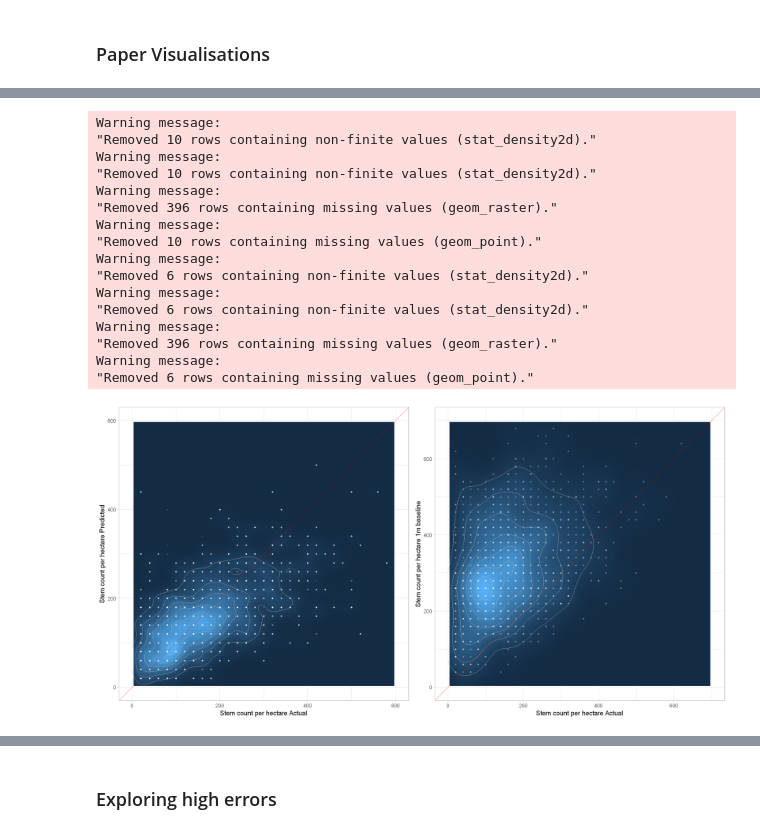
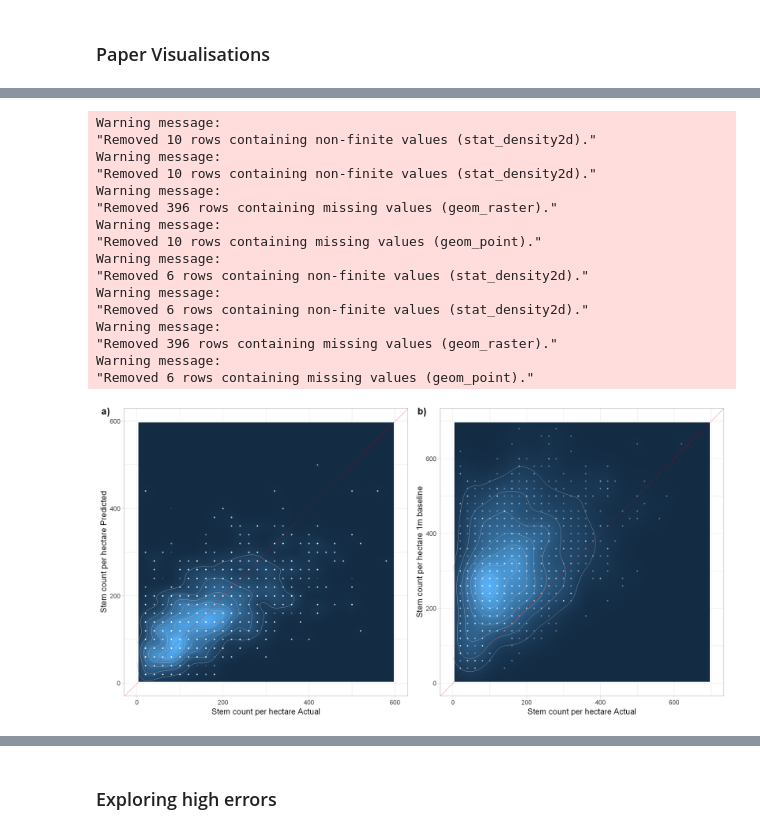
Before and after one commit to HAFL-WWI/FINTCH-publication-code, a Jupyter notebook: 2022-improving-local-maxima-idt/r/Compound_Classifier_R.ipynb, the cells around one changed output, grey strips where cells are left out. Cells and saved outputs as stored; diff of their text form; code cells hidden in the pictures.

```diff
--- a/2022-improving-local-maxima-idt/r/Compound_Classifier_R.ipynb
+++ b/2022-improving-local-maxima-idt/r/Compound_Classifier_R.ipynb
@@ -658,11 +757,11 @@ fintch_composite_score_multi <- function(models, scoring_in, y_column="parameter
 concat_scoring_data <- function(df,col) { return(do.call(rbind,lapply(df, function(l) l[col]))) }
 concat_scoring_data_group <- function(df,col,group,group_value) { return(do.call(rbind,lapply(df, function(l) l[l[,group]==group_value,][col]))) }
 concat_scoring_data_group_all <- function(df,group,group_value) { return(do.call(rbind,lapply(df, function(l) l[l[,group]==group_value,]))) }
-concat_scoring_data_by_fold <- function(df_train,df_test,col,SEL) {
-    n_fold <- length(df_train)
+concat_scoring_data_by_fold <- function(df_calibration,df_validation,col,SEL) {
+    n_fold <- length(df_calibration)
     res <- rep(NA,n_fold)
     for(i in 1:n_fold) {
-        res[i] <- list(rbind(df_train[[i]][SEL(df_train[[i]]),][col],df_test[[i]][SEL(df_test[[i]]),][col]))
+        res[i] <- list(rbind(df_calibration[[i]][SEL(df_calibration[[i]]),][col],df_validation[[i]][SEL(df_validation[[i]]),][col]))
     }
 
     return(res)
@@ -963,20 +1130,20 @@ $`3`
   1   2   3
   0   0 204
 # %%
-#Treining the models per sub-set
+#Calibrating the models per sub-set
 
 # All plots
-data <- lfi_trees_grouped_train
+data <- lfi_trees_grouped_calibration
 print(nrow(data))
 scores_all <- fintch_composite_cv(cols_complete, classes=classes, data=data, target_prefix=target_prefix, dynamic=dynamic, method=method, n_fold=10, y_column="parameterset_min", fold_column="perimeter_id")
 
 # Without plots whose ALS date was acquired before 2010
-data <- lfi_trees_grouped_ss1_train
+data <- lfi_trees_grouped_ss1_calibration
 print(nrow(data))
 scores_ss1 <- fintch_composite_cv(cols_complete, classes=classes, data=data, target_prefix=target_prefix, dynamic=dynamic, method=method, n_fold=10, y_column="parameterset_min", fold_column="perimeter_id")
 
 # Only plots after 2010 and with a difference of less than 7 years between the ALS acquisition and the field acquisition
-data <- lfi_trees_grouped_ss2_train
+data <- lfi_trees_grouped_ss2_calibration
 print(nrow(data))
 scores_ss2 <- fintch_composite_cv(cols_complete, classes=classes, data=data, target_prefix=target_prefix, dynamic=dynamic, method=method, n_fold=10, y_column="parameterset_min", fold_column="perimeter_id")
 # %% [output]
@@ -1272,16 +1427,16 @@ $y_pred_unique_count
 <a id="Paper_Visualisations"></a>
 ### Paper Visualisations
 # %%
-# Train and score model
-scores_lm <- fintch_composite_cv(cols_complete, classes=classes, data=lfi_trees_grouped_train, target_prefix=target_prefix, method=method, dynamic=dynamic, n_fold=10, y_column="parameterset_min", fold_column="perimeter_id")
+# Calibrate and score model
+scores_lm <- fintch_composite_cv(cols_complete, classes=classes, data=lfi_trees_grouped_calibration, target_prefix=target_prefix, method=method, dynamic=dynamic, n_fold=10, y_column="parameterset_min", fold_column="perimeter_id")
 summary(scores_lm$scores)
 
-scores_all_train <- fintch_composite_score_multi(model=scores_lm$models, scoring_in = lfi_trees_grouped_train)
-scores_all_test <- fintch_composite_score_multi(model=scores_lm$models, scoring_in = lfi_trees_grouped_test)
+scores_all_calibration <- fintch_composite_score_multi(model=scores_lm$models, scoring_in = lfi_trees_grouped_calibration)
+scores_all_validation <- fintch_composite_score_multi(model=scores_lm$models, scoring_in = lfi_trees_grouped_validation)
 
-scd_train <- concat_scoring_data_simple(scores_all_train$scoring_data)
-scd_train$group <- "Train"
-scd_test <- concat_scoring_data_simple(scores_all_test$scoring_data)
-scd_test$group <- "Test"
+scd_calibration <- concat_scoring_data_simple(scores_all_calibration$scoring_data)
+scd_calibration$group <- "Calibration"
+scd_validation <- concat_scoring_data_simple(scores_all_validation$scoring_data)
+scd_validation$group <- "Validation"
 # %% [output]
  rmse_baseline   rmse_norm_baseline      rmse         rmse_norm
@@ -1559,10 +1719,10 @@ Warning message:
 # %%
-#Scatter plots test
-df <- data.frame(Actual=scd_test$density_actual, Prediction=scd_test$stems_per_ha_model, Error=scd_test$stems_per_ha_err_model)
+#Scatter plots validation
+df <- data.frame(Actual=scd_validation$density_actual, Prediction=scd_validation$stems_per_ha_model, Error=scd_validation$stems_per_ha_err_model)
 
 options(repr.plot.width=12, repr.plot.height=12)
 
-font_base_size <- 18
+font_base_size <- 22
 
 sc1_ts <- ggplot(df, aes(x=Actual, y=Prediction)) +
   # geom_bin2d(binwidth=20)+
@@ -1580,7 +1740,7 @@ sc1_ts <- ggplot(df, aes(x=Actual, y=Prediction)) +
   ylab("Stem count per hectare Predicted")
 
 
-df <- data.frame(Actual=lfi_trees_grouped_test$density_actual, Baseline=lfi_trees_grouped_test$stems_per_ha_ps1, Error=lfi_trees_grouped_test$stems_per_ha_err_ps1)
+df <- data.frame(Actual=lfi_trees_grouped_validation$density_actual, Baseline=lfi_trees_grouped_validation$stems_per_ha_ps1, Error=lfi_trees_grouped_validation$stems_per_ha_err_ps1)
 
 sc2_ts <- ggplot(df, aes(x=Actual, y=Baseline)) +
   # geom_bin2d(binwidth=20)+
@@ -1589,35 +1749,35 @@ sc2_ts <- ggplot(df, aes(x=Actual, y=Baseline)) +
   geom_density_2d(color="gray")+
   geom_abline(intercept = 0, slope = 1, color="red") +
   geom_point(alpha=0.3, color="white") +
   xlim(0,700) +
   ylim(0,700) +
   theme_light(base_size = font_base_size) +
   theme(legend.position="none")+
   xlab("Stem count per hectare Actual") +
   ylab("Stem count per hectare 1m baseline")
 
 options(repr.plot.width=24, repr.plot.height=12)
 
 ggarrange(sc1_ts, sc2_ts,
-          #labels = c("Actual vs Predicted", "Actual vs Baseline"),
-          ncol = 2, nrow = 1)
-ggsave(filename = "4_scatter_actual_predicted_baseline_test.jpg", width = 24, height = 12, device='jpeg', dpi=300)
+          labels = c("a) ", "b) "),
+          ncol = 2, nrow = 1, font.label = list(size = 26))
+ggsave(filename = "4_scatter_actual_predicted_baseline_validation.jpg", width = 24, height = 12, device='jpeg', dpi=300)
 # %% [output]
 Warning message:
 "Removed 10 rows containing non-finite values (stat_density2d)."
 Warning message:
 "Removed 10 rows containing non-finite values (stat_density2d)."
 Warning message:
 "Removed 396 rows containing missing values (geom_raster)."
 Warning message:
 "Removed 10 rows containing missing values (geom_point)."
 Warning message:
 "Removed 6 rows containing non-finite values (stat_density2d)."
 Warning message:
 "Removed 6 rows containing non-finite values (stat_density2d)."
 Warning message:
 "Removed 396 rows containing missing values (geom_raster)."
 Warning message:
 "Removed 6 rows containing missing values (geom_point)."
-[figure, old version]
+[figure, new version]
 # %%
```
Also changed, not shown: parts of 51 cells of this notebook.
